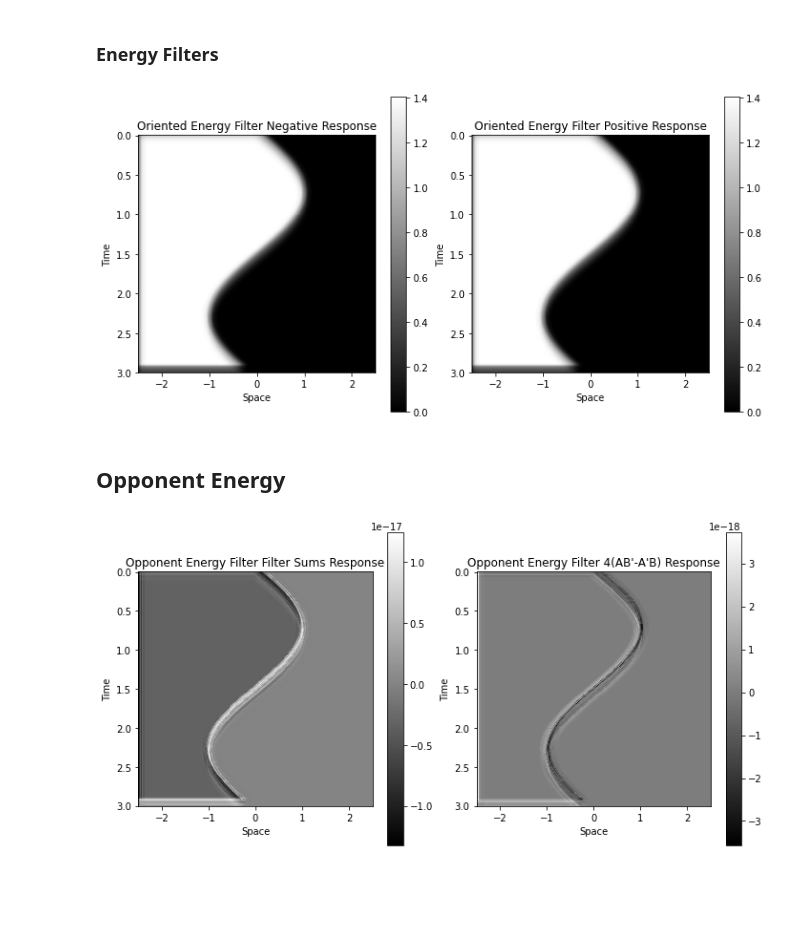
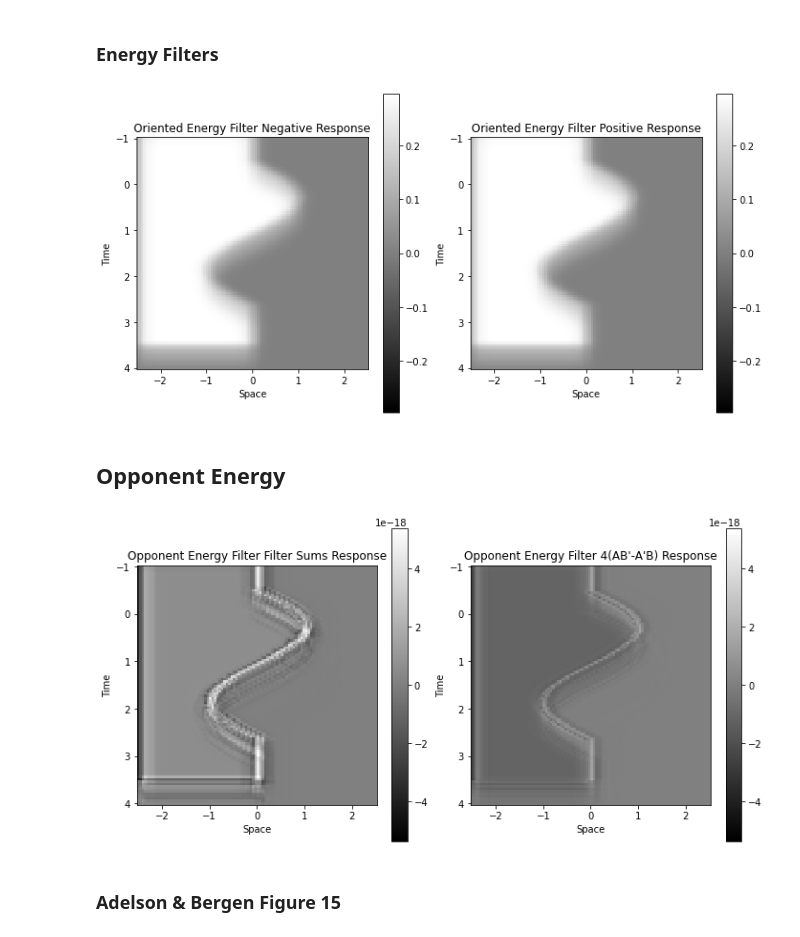
Before and after one commit to vdutell/linearfiltering, a Jupyter notebook: adelsonbergen1984.ipynb, the cells around one changed output. Saved outputs shown, nothing was run; the diff lists cells and outputs as text; code cells hidden in the pictures; blank space fills up the shorter version.

```diff
--- a/adelsonbergen1984.ipynb
+++ b/adelsonbergen1984.ipynb
@@ -317,19 +334,22 @@ plt.show()
 ## Applying a Stimulus
 As in the paper (figure 15) apply a moving target stim to these filters to see what the output is
 # %%
+stim_size = 100
 #space_stim = np.arange(-2.5,2.5,0.005)
 #time_stim = np.arange(0,5,0.005)
-space_stim = np.linspace(-2.5,2.5,num=500)
-time_stim = np.linspace(0,3,num=500)
+space_stim = np.linspace(-2.5,2.5,num=stim_size)
+time_stim = np.linspace(-1,4,num=stim_size)
 aspect_ratio_stim = np.abs(np.max(space_stim)-np.min(space_stim))/np.abs(np.max(time_stim)-np.min(time_stim))
 
 def edge_vector(space_vec, edge_location=0):
     edge_vector = np.where(space_vec < edge_location,1,0)
     return(edge_vector)
 
-edge_locs = np.sin(time_stim/0.5)
+edge_locs = [np.sin(t/0.5) if t>0 and t<np.pi else 0 for t in time_stim]
+
 stim = np.array([edge_vector(space_stim,edge_location=e) for e in edge_locs]).T
 
+plt.figure(figsize=(5,5))
 plt.pcolormesh(space_stim, time_stim, stim.T,cmap='gray',shading='auto')
 plt.gca().invert_yaxis()
 plt.gca().set_aspect(aspect_ratio_stim)
@@ -449,8 +473,10 @@ plt.show()
 oriented_energy_n_resp = signal.convolve2d(stim, oriented_energy_n, mode='same')
 oriented_energy_p_resp = signal.convolve2d(stim, oriented_energy_p, mode='same')
 
-rmin = np.min((oriented_energy_n_resp, oriented_energy_p_resp))
-rmax = np.max((oriented_energy_n_resp, oriented_energy_p_resp))
+#rmin = np.min((oriented_energy_n_resp, oriented_energy_p_resp))
+#rmax = np.max((oriented_energy_n_resp, oriented_energy_p_resp))
+rmax = np.max(np.abs((oriented_energy_n_resp, oriented_energy_p_resp)))
+rmin = -1*rmax
 norm = mpl.colors.Normalize(vmin=rmin, vmax=rmax)
 
 plt.figure(figsize=(10,5))
@@ -475,33 +501,42 @@ plt.title("Oriented Energy Filter Positive Response")
 plt.tight_layout()
 plt.show()
 # %% [output]
-[figure, old version]
+[figure, new version]
 # %% [markdown]
 ## Opponent Energy
 # %%
 opponent_energy_resp = signal.convolve2d(stim, opponent_energy, mode='same')
 opponent_energy_equiv_resp = signal.convolve2d(stim, opponent_energy_equiv, mode='same')
 
+#rmin = np.min((opponent_energy_resp, opponent_energy_equiv_resp))
+#rmax = np.max((opponent_energy_resp, opponent_energy_equiv_resp))
+rmax = np.max(np.abs((opponent_energy_resp, opponent_energy_equiv_resp)))
+rmin = -1*rmax
+norm = mpl.colors.Normalize(vmin=rmin, vmax=rmax)
+
+
 plt.figure(figsize=(10,5))
 
 plt.subplot(1,2,1,aspect=aspect_ratio_stim)
-plt.pcolormesh(space_stim,time_stim,opponent_energy_resp.T, cmap='gray', shading='auto')
+plt.pcolormesh(space_stim,time_stim,opponent_energy_resp.T, norm=norm, cmap='gray', shading='auto')
 plt.gca().invert_yaxis()
 plt.xlabel('Space')
 plt.ylabel('Time')
 plt.colorbar()
 plt.title("Opponent Energy Filter Filter Sums Response")
 plt.tight_layout()
 
 plt.subplot(1,2,2,aspect=aspect_ratio_stim)
-plt.pcolormesh(space_stim,time_stim,opponent_energy_equiv_resp.T, cmap='gray', shading='auto')
+plt.pcolormesh(space_stim,time_stim,opponent_energy_equiv_resp.T, norm=norm, cmap='gray', shading='auto')
 plt.gca().invert_yaxis()
 plt.xlabel('Space')
 plt.ylabel('Time')
 plt.colorbar()
 plt.title("Opponent Energy Filter 4(AB'-A'B) Response")
 plt.tight_layout()
 
 plt.show()
 # %% [output]
-[figure, old version]
+[figure, new version]
+# %% [markdown]
+### Adelson & Bergen Figure 15
```
Also changed, not shown: parts of 12 cells of this notebook.
